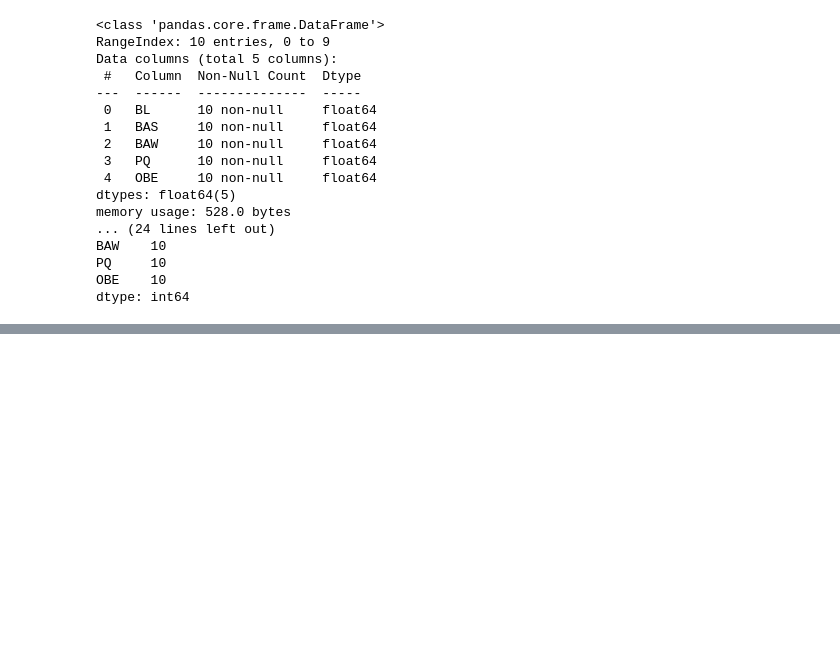
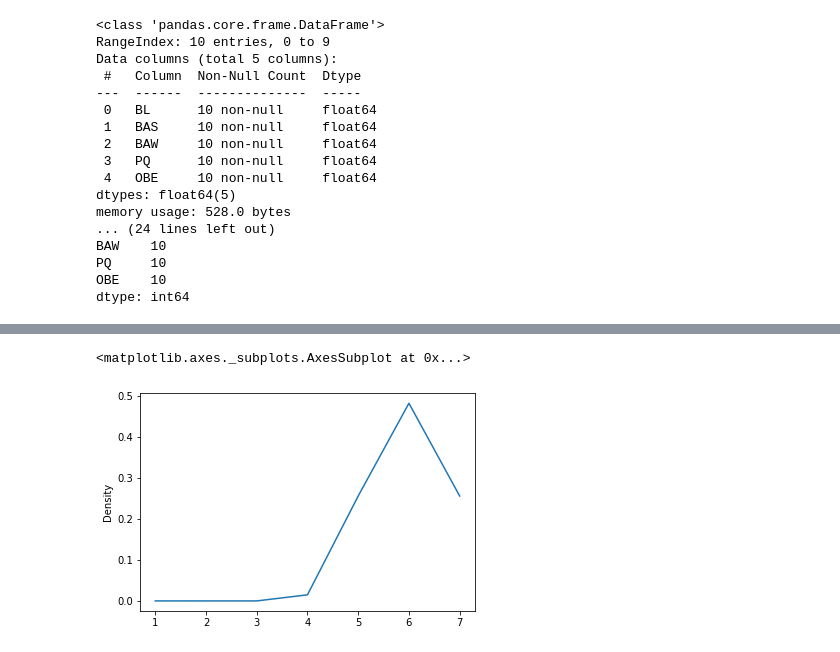
Before and after one commit to annywillow/Data, a Jupyter notebook: Untitled2.ipynb, the cells around one changed output, grey strips where cells are left out. Drawn from its saved outputs; the diff is of its cells as text; code cells hidden in the pictures; blank space fills up the shorter version.

```diff
--- a/Untitled2.ipynb
+++ b/Untitled2.ipynb
@@ -39,0 +142,6 @@ dtype: int64
+# %%
+
+df.OBE.plot.kde(ind=[1, 2, 3, 4, 5, 6, 7])
+# %% [output]
+<matplotlib.axes._subplots.AxesSubplot at 0x...>
+[figure, added]
```
Also changed, not shown: parts of 18 cells of this notebook.
